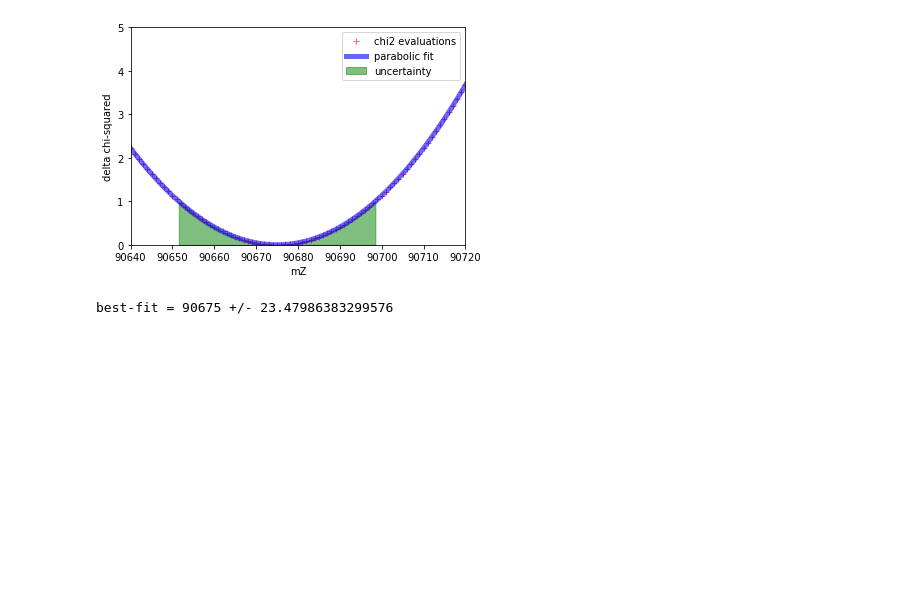
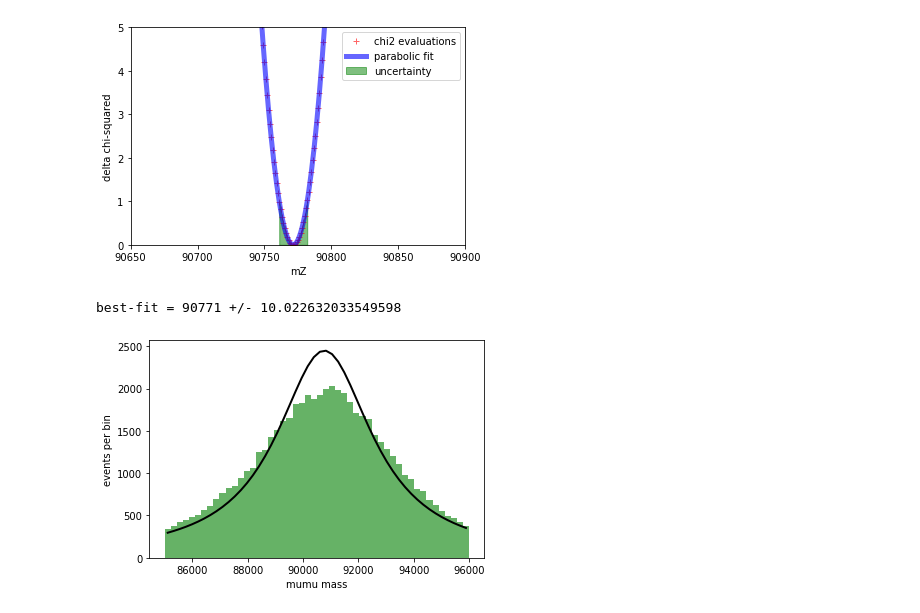
Before and after one commit to keaveney/UCT3rdYearLabATLASOpenData, a Jupyter notebook: Part1_MeasureTheZBosonMass.ipynb, the cells around one changed output. Cells and saved outputs as stored; diff of their text form; code cells hidden in the pictures; blank space fills up the shorter version.

```diff
--- a/Part1_MeasureTheZBosonMass.ipynb
+++ b/Part1_MeasureTheZBosonMass.ipynb
@@ -77,11 +141,8 @@ plt.hist(muPhiData, bins=15, range=[-3.14,3.14], alpha=0.6, color='g')
 # %%
 nBins =50
-minMass = 70000
-maxMass = 110000
 
 mZ  = 91000.0
 sigmaZ = 2100
-
 
 #redefine m(mumu) as a numpy histogram
 countsData, edges = np.histogram(massesData, bins=nBins, range=(minMass, maxMass))
@@ -97,18 +158,22 @@ print(integral)
 #fit a Cauchy distributions to the dimuon mass histogram
 #massesData = massesData[ (massesData >= 60000) & (massesData <= 120000) ]
 mu, std = cauchy.fit(massesData)
+#beta, m, loc, scale = crystalball.fit(massesData)
+#mu, std = norm.fit(massesData)
 
-x = np.linspace(minMass, maxMass, 50)
+print("mu" + str(mu))
+print("std" + str(std))
 
 plt.figure()
-p = (cauchy.pdf(x, mZ, sigmaZ) * integral)
+p = (cauchy.pdf(centres, mu, std) * integral)
+#p = (crystalball.pdf(centres, beta=beta, m=m, loc=loc, scale=scale) * integral)
+#p = (crystalball.pdf(x, beta, m, scale=scale, loc=loc) * integral)
+
+#p = (norm.pdf(centres, mu, std) * integral)
+
 plt.plot(centres, p, 'k', linewidth=2)
 plt.hist(massesData, bins=nBins, range=[minMass, maxMass], alpha=0.6, color='g')
 plt.xlabel("mumu mass")
 plt.ylabel("events per bin")
 plt.show()
-
-#countsPDF = cauchy.pdf(centres, mZ, sigmaZ)
-#chi2, ndf = calcChiSq(countsData, countsPDF)
-#print("chi2 , ndf = " + str(chi2) + " " + str(ndf))
 # %% [output]
@@ -122,7 +189,7 @@ def calcChiSq(obs, preds):
     for bin in range(0, len(obs)):
         diff = preds[bin] - obs[bin]
         #print("diff = " + str(diff))
-        var = ( np.abs(preds[bin]*2.5))
+        var = ( np.abs(preds[bin]))
         if (var != 0):
             chiSq += (diff**2)/(var)
             #print("obs, pred, diff, var  chi contrib = "+  str( obs[bin]) +" " +  str(preds[bin]) +" "+  str(diff) +" "+  str(var) +" " + str((diff**2)/(var)))
@@ -131,8 +198,8 @@ def calcChiSq(obs, preds):
 mZAr = np.array([])
 chi2Ar = np.array([])
 
-minMz = 90620
-maxMz = 90750
+minMz = 90650
+maxMz = 90900
 step = 1
 
 bestFitMz1D = 0.0
@@ -155,38 +222,50 @@ ax.plot(mZAr, chi2Ar, 'r+', lw=5, alpha=0.6, label="chi2 evaluations")
 
 z = np.polyfit(mZAr, chi2Ar, 2)
 p = np.poly1d(z)
 
 ax.plot(mZAr, p(mZAr), 'b-', lw=5, alpha=0.6, label="parabolic fit")
 
 # 'statitical uncertianty' on our mZ measurement via critical values of chi-squared curve
 y0 = 1.0
 crit = (p - y0).roots
 
 px=np.arange(crit[1],crit[0],0.001)
 
 ax.fill_between(px,p(px),alpha=0.5, color='g', label="uncertainty")
 ax.legend()
 
-ax.set_xlim(90640, 90720)
+ax.set_xlim(minMz, maxMz)
 ax.set_ylim(0.0, 5.0)
 
 plt.xlabel("mZ")
 plt.ylabel("delta chi-squared")
 plt.show()
-
-
-
 
 #What is causing the fluctuations around the expected parabolic shape?
 #How could we smooth out this parabola?
 #Why are the chi-quared values so small? Could our fit be that good? No.
 
 #extract 1D result and uncertainty
 my1DResult = bestFitMz1D
 my1DUncertainty = bestFitMz1D-crit[1]
 print("best-fit = " + str(my1DResult) + " +/- " + str(my1DUncertainty))
+
+
+plt.figure()
+p = (cauchy.pdf(centres, my1DResult, sigmaZ))
+
+pInt = bin_width * sum(p[0:nBins])
+scale = integral/pInt
+pScaled = (cauchy.pdf(centres, my1DResult, sigmaZ) *scale)
+
+plt.plot(centres, pScaled, 'k', linewidth=2)
+plt.hist(massesData, bins=nBins, range=[minMass, maxMass], alpha=0.6, color='g')
+plt.xlabel("mumu mass")
+plt.ylabel("events per bin")
+plt.show()
 # %% [output]
-[figure, old version]
+[figure, new version]
-best-fit = 90675 +/- 23.47986383299576
+best-fit = 90771 +/- 10.022632033549598
+[figure, added]
 # %%
 #How about fitting the mass and the width at the same time?
```
Also changed, not shown: parts of 8 cells of this notebook, 1 other file.
